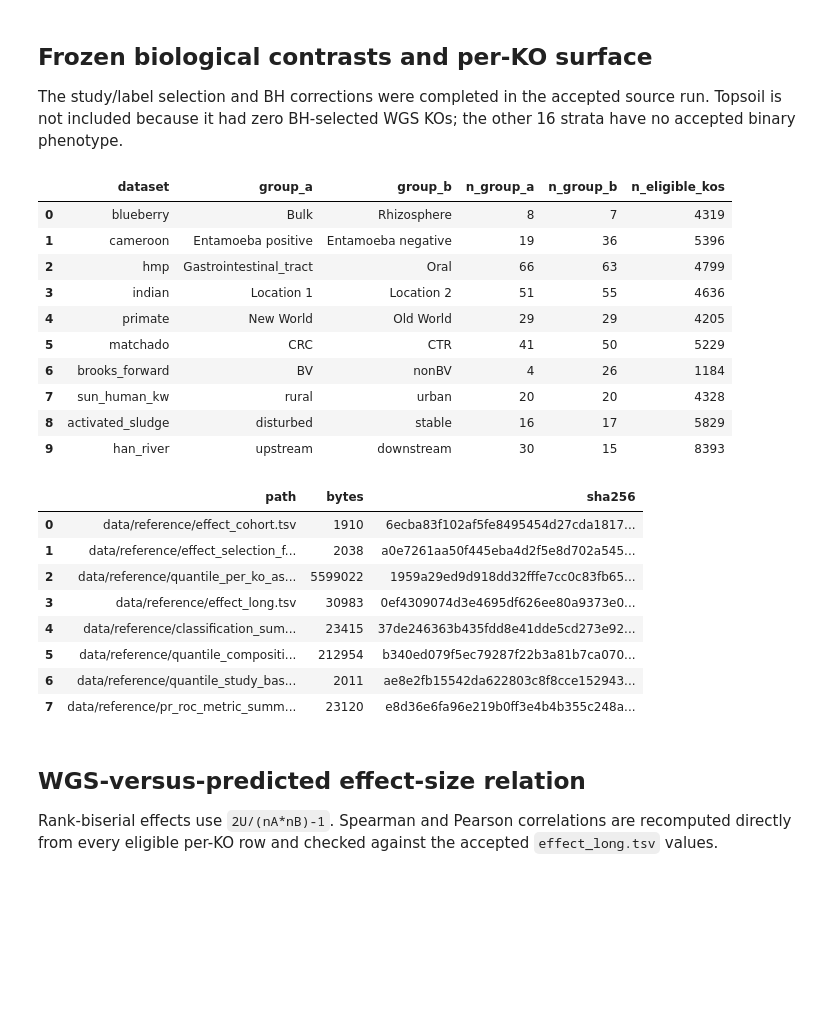
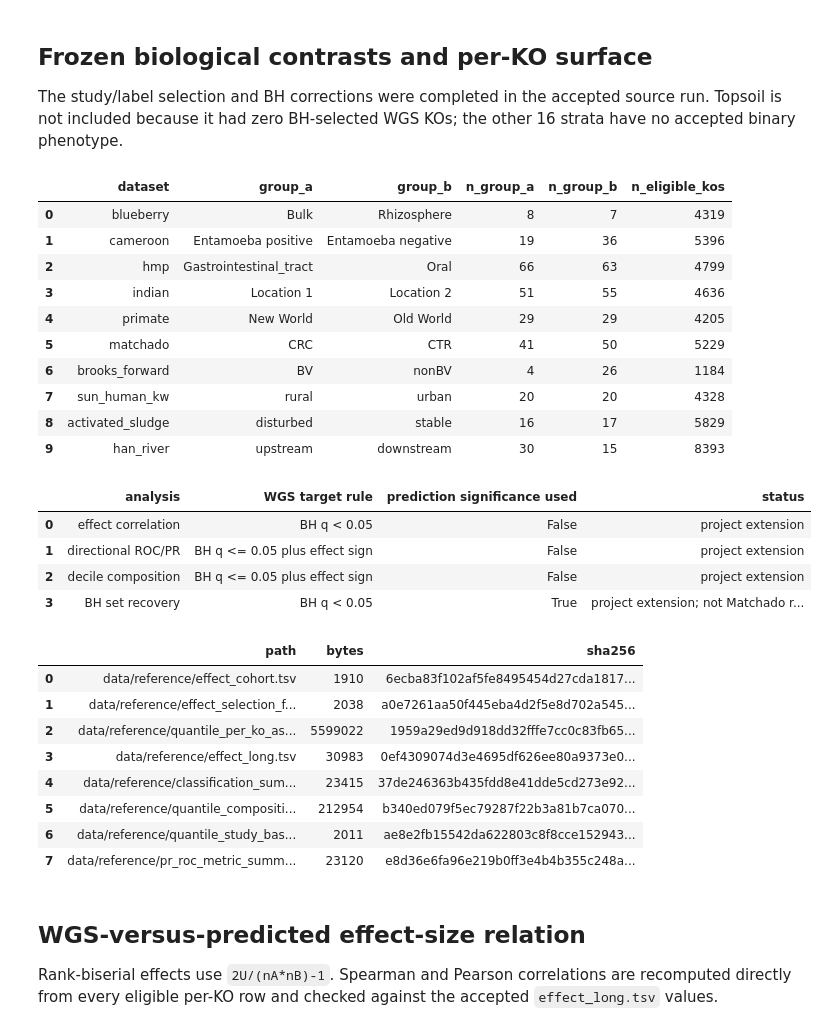
Before and after one commit to bio-ontology-research-group/microbiome-functional-inference-benchmark, a Jupyter notebook: notebooks/02_exploratory_effect_ranking_and_deciles.ipynb, the cells around one changed output. Cells and saved outputs as stored; diff of their text form; code cells hidden in the pictures; blank space fills up the shorter version.

Commit message:
Clarify published and BH metric definitions

```diff
--- a/notebooks/02_exploratory_effect_ranking_and_deciles.ipynb
+++ b/notebooks/02_exploratory_effect_ranking_and_deciles.ipynb
@@ -77,42 +95,59 @@ effect_ref = effect_ref[effect_ref.method_label.isin(METHODS)].copy()
 class_ref = pd.read_csv(ANALYSIS / "classification_summary.tsv", sep="\t")
 class_ref = class_ref[class_ref.prediction_method.isin(METHODS)].copy()
 decile_ref = pd.read_csv(ANALYSIS / "quantile_composition_by_bin.tsv", sep="\t")
 decile_ref = decile_ref[decile_ref.prediction_method.isin(METHODS)].copy()
 decile_baselines = pd.read_csv(ANALYSIS / "quantile_study_baselines.tsv", sep="\t")
 inputs_02 = [
     ANALYSIS / "effect_cohort.tsv", ANALYSIS / "effect_selection_fixed.tsv",
     ANALYSIS / "quantile_per_ko_assignments.tsv.gz", ANALYSIS / "effect_long.tsv",
     ANALYSIS / "classification_summary.tsv", ANALYSIS / "quantile_composition_by_bin.tsv",
     ANALYSIS / "quantile_study_baselines.tsv",
     FIGREF / "pr_roc_metric_summary.tsv",
 ]
 provenance_02 = pd.DataFrame({"path": [p.relative_to(ROOT).as_posix() for p in inputs_02], "bytes": [p.stat().st_size for p in inputs_02],
                               "sha256": [sha256(p) for p in inputs_02]})
 assert cohort.dataset.nunique() == selection.dataset.nunique() == assignments.dataset.nunique() == 10
 assert assignments.groupby(["dataset", "prediction_method"]).ngroups == 20
+assert int((assignments.wgs_bh_qvalue == 0.05).sum()) == 0
+threshold_contract = pd.DataFrame([
+    {"analysis": "effect correlation", "WGS target rule": "BH q < 0.05", "prediction significance used": False,
+     "status": "project extension"},
+    {"analysis": "directional ROC/PR", "WGS target rule": "BH q <= 0.05 plus effect sign", "prediction significance used": False,
+     "status": "project extension"},
+    {"analysis": "decile composition", "WGS target rule": "BH q <= 0.05 plus effect sign", "prediction significance used": False,
+     "status": "project extension"},
+    {"analysis": "BH set recovery", "WGS target rule": "BH q < 0.05", "prediction significance used": True,
+     "status": "project extension; not Matchado raw-p"},
+])
 display(cohort[["dataset", "group_a", "group_b", "n_group_a", "n_group_b", "n_eligible_kos"]])
+display(threshold_contract)
 display(provenance_02)
 # %% [output]
 |  | dataset | group_a | group_b | n_group_a | n_group_b | n_eligible_kos |
 | 0 | blueberry | Bulk | Rhizosphere | 8 | 7 | 4319 |
 | 1 | cameroon | Entamoeba positive | Entamoeba negative | 19 | 36 | 5396 |
 | 2 | hmp | Gastrointestinal_tract | Oral | 66 | 63 | 4799 |
 | 3 | indian | Location 1 | Location 2 | 51 | 55 | 4636 |
 | 4 | primate | New World | Old World | 29 | 29 | 4205 |
 | 5 | matchado | CRC | CTR | 41 | 50 | 5229 |
 | 6 | brooks_forward | BV | nonBV | 4 | 26 | 1184 |
 | 7 | sun_human_kw | rural | urban | 20 | 20 | 4328 |
 | 8 | activated_sludge | disturbed | stable | 16 | 17 | 5829 |
 | 9 | han_river | upstream | downstream | 30 | 15 | 8393 |
-|  | path | bytes | sha256 |
-| 0 | data/reference/effect_cohort.tsv | 1910 | 6ecba83f102af5fe8495454d27cda1817... |
-| 1 | data/reference/effect_selection_f... | 2038 | a0e7261aa50f445eba4d2f5e8d702a545... |
-| 2 | data/reference/quantile_per_ko_as... | 5599022 | 1959a29ed9d918dd32fffe7cc0c83fb65... |
-| 3 | data/reference/effect_long.tsv | 30983 | 0ef4309074d3e4695df626ee80a9373e0... |
-| 4 | data/reference/classification_sum... | 23415 | 37de246363b435fdd8e41dde5cd273e92... |
-| 5 | data/reference/quantile_compositi... | 212954 | b340ed079f5ec79287f22b3a81b7ca070... |
-| 6 | data/reference/quantile_study_bas... | 2011 | ae8e2fb15542da622803c8f8cce152943... |
-| 7 | data/reference/pr_roc_metric_summ... | 23120 | e8d36e6fa96e219b0ff3e4b4b355c248a... |
+|  | analysis | WGS target rule | prediction significance used | status |
+| 0 | effect correlation | BH q < 0.05 | False | project extension |
+| 1 | directional ROC/PR | BH q <= 0.05 plus effect sign | False | project extension |
+| 2 | decile composition | BH q <= 0.05 plus effect sign | False | project extension |
+| 3 | BH set recovery | BH q < 0.05 | True | project extension; not Matchado r... |
+|  | path | bytes | sha256 |
+| 0 | data/reference/effect_cohort.tsv | 1910 | 6ecba83f102af5fe8495454d27cda1817... |
+| 1 | data/reference/effect_selection_f... | 2038 | a0e7261aa50f445eba4d2f5e8d702a545... |
+| 2 | data/reference/quantile_per_ko_as... | 5599022 | 1959a29ed9d918dd32fffe7cc0c83fb65... |
+| 3 | data/reference/effect_long.tsv | 30983 | 0ef4309074d3e4695df626ee80a9373e0... |
+| 4 | data/reference/classification_sum... | 23415 | 37de246363b435fdd8e41dde5cd273e92... |
+| 5 | data/reference/quantile_compositi... | 212954 | b340ed079f5ec79287f22b3a81b7ca070... |
+| 6 | data/reference/quantile_study_bas... | 2011 | ae8e2fb15542da622803c8f8cce152943... |
+| 7 | data/reference/pr_roc_metric_summ... | 23120 | e8d36e6fa96e219b0ff3e4b4b355c248a... |
 # %% [markdown]
 ## WGS-versus-predicted effect-size relation
 
```
Also changed, not shown: parts of 3 cells of this notebook, 11 other files.
